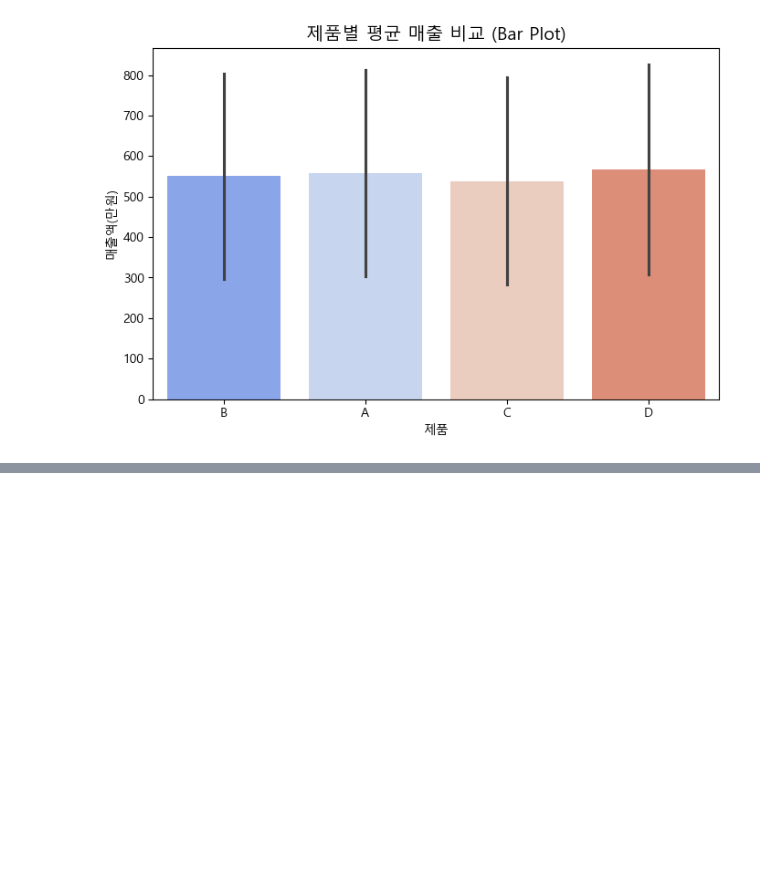
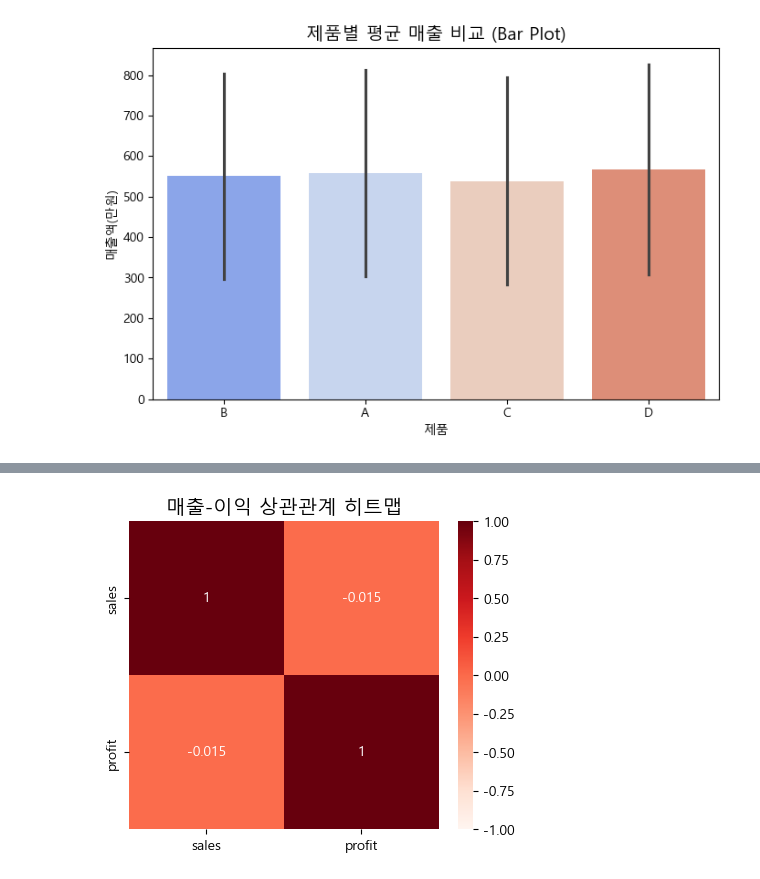
Before and after one commit to Jkeonshin/HUMAN_AI_2026, a Jupyter notebook: workspace/jupyter_notebook/EDA/4-01) python_visualiztion_실습.ipynb, the cells around one changed output, grey strips where cells are left out. Saved outputs shown, nothing was run; the diff lists cells and outputs as text; code cells hidden in the pictures; blank space fills up the shorter version.

```diff
--- a/workspace/jupyter_notebook/EDA/4-01) python_visualiztion_실습.ipynb
+++ b/workspace/jupyter_notebook/EDA/4-01) python_visualiztion_실습.ipynb
@@ -156,0 +168,12 @@ Passing `palette` without assigning `hue` is deprecated and will be removed in v
+# %%
+# 매출과 이익의 상관관계 히트맵 --> 여러 변수간의 상관계수를 색상으로 표현하는 목적의 그래프
+
+plt.figure(figsize=(5,4))
+corr = df[['sales','profit']].corr()  # 상관계수 계산
+
+sns.heatmap(corr, annot=True, cmap='Reds', vmin=-1, vmax=1)
+
+plt.title('매출-이익 상관관계 히트맵', fontsize=14)
+plt.show()
+# %% [output]
+[figure, added]
```
Also changed, not shown: parts of 8 cells of this notebook, 3 other files.
